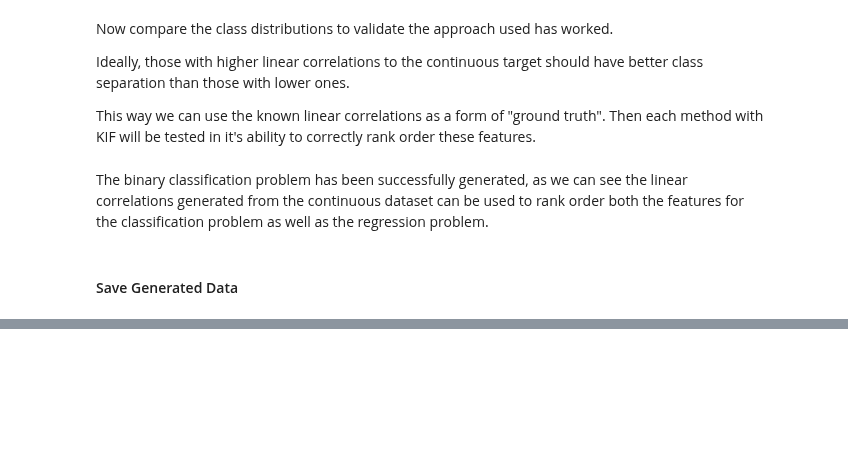
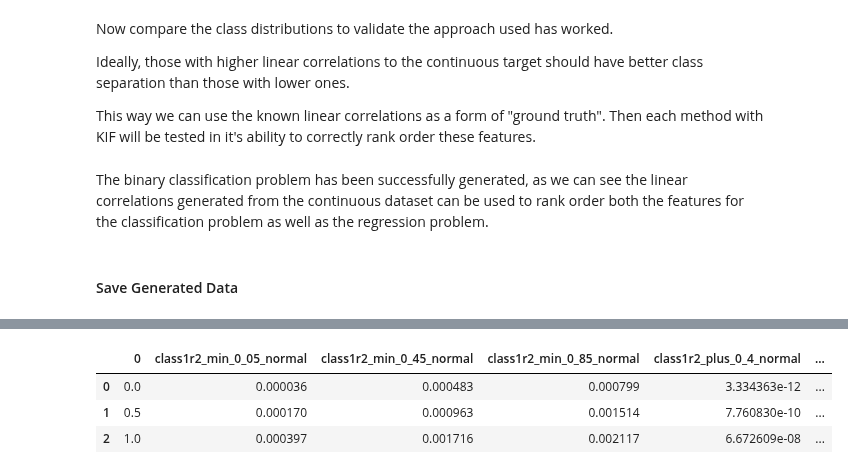
Before and after one commit to kamerlinlab/KIF, a Jupyter notebook: tutorials/synthetic_data_test/1_Gen_Synth_Datasets.ipynb, the cells around one changed output, grey strips where cells are left out. Saved outputs shown, nothing was run; the diff lists cells and outputs as text; code cells hidden in the pictures; blank space fills up the shorter version.

```diff
--- a/tutorials/synthetic_data_test/1_Gen_Synth_Datasets.ipynb
+++ b/tutorials/synthetic_data_test/1_Gen_Synth_Datasets.ipynb
@@ -221,0 +334,45 @@ synth_df_corr.to_csv("Raw/synthetic_data_correls.csv", index=False)
+# %%
+# ranges defined based on the above results...
+min_val, max_val = 0, 25
+kde_bandwidth = 0.5
+
+x_values = np.asarray([value for value in np.arange(min_val, max_val, kde_bandwidth)])
+x_values = x_values.reshape((int(max_val/kde_bandwidth)), 1)
+
+class1_kdes, class2_kdes = {}, {}
+for feature in desired_columns:
+
+    # class1
+    class1_model = KernelDensity(bandwidth=kde_bandwidth, kernel="gaussian")
+    class1_feature = synth_df[feature][ synth_df["Binary_Target"] == "Class1" ]
+    class1_feature_values = (class1_feature.to_numpy()).reshape(-1, 1)
+
+    class1_model.fit(class1_feature_values)
+    class1_probablities = np.exp(class1_model.score_samples(x_values))
+
+    name = "class1" + feature
+    class1_kdes[name] = class1_probablities
+
+    # class2
+    class2_model = KernelDensity(bandwidth=kde_bandwidth, kernel="gaussian")
+    class2_feature = synth_df[feature][ synth_df["Binary_Target"] == "Class2" ]
+    class2_feature_values = (class2_feature.to_numpy()).reshape(-1, 1)
+
+    class2_model.fit(class2_feature_values)
+    class2_probablities = np.exp(class2_model.score_samples(x_values))
+
+    name = "class2_" + feature
+    class2_kdes[name] = class2_probablities
+
+
+# merge results with the x_values
+feature_distribs = pd.concat([pd.DataFrame(x_values), pd.DataFrame(class1_kdes), pd.DataFrame(class2_kdes)], axis=1, join="inner")
+
+# save results.
+feature_distribs.to_csv("KIF_Results/classification_feature_kdes.csv", index=False)
+feature_distribs.head(3)
+# %% [output]
+|  | 0 | class1r2_min_0_05_normal | class1r2_min_0_45_normal | class1r2_min_0_85_normal | class1r2_plus_0_4_normal | ... |
+| 0 | 0.0 | 0.000036 | 0.000483 | 0.000799 | 3.334363e-12 | ... |
+| 1 | 0.5 | 0.000170 | 0.000963 | 0.001514 | 7.760830e-10 | ... |
+| 2 | 1.0 | 0.000397 | 0.001716 | 0.002117 | 6.672609e-08 | ... |
```
Also changed, not shown: parts of 18 cells of this notebook, 5 other files.
